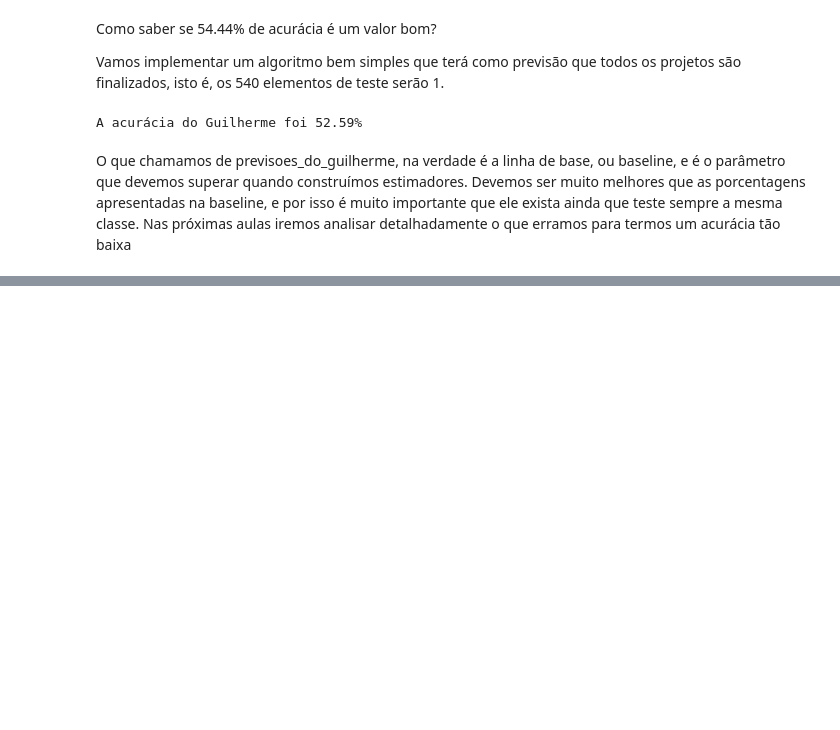
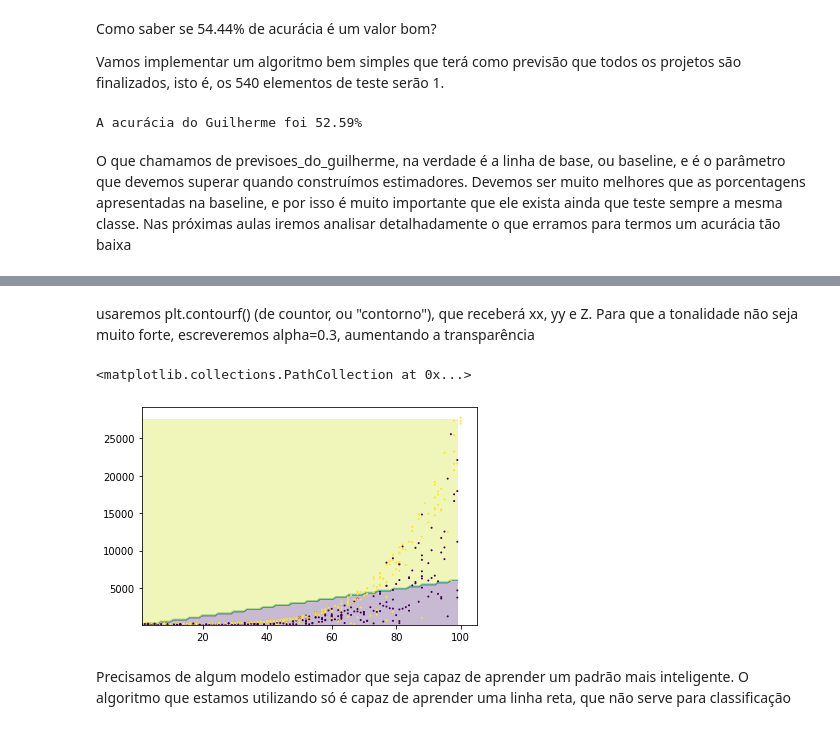
Before and after one commit to gizelecardoso/intro_sklearn_alura, a Jupyter notebook: hours_project_fineshed.ipynb, the cells around one changed output, grey strips where cells are left out. Cells and saved outputs as stored; diff of their text form; code cells hidden in the pictures; blank space fills up the shorter version.

```diff
--- a/hours_project_fineshed.ipynb
+++ b/hours_project_fineshed.ipynb
@@ -124,0 +158,3 @@ O que chamamos de previsoes_do_guilherme, na verdade é a linha de base, ou base
+# %%
+xx, yy = np.meshgrid(eixo_x, eixo_y)
+xx
@@ -124,0 +171,3 @@ O que chamamos de previsoes_do_guilherme, na verdade é a linha de base, ou base
+# %%
+pontos = np.c_[xx.ravel(), yy.ravel()]
+pontos
@@ -124,0 +184,2 @@ O que chamamos de previsoes_do_guilherme, na verdade é a linha de base, ou base
+# %%
+Z = modelo.predict(pontos)
@@ -124,0 +192,2 @@ O que chamamos de previsoes_do_guilherme, na verdade é a linha de base, ou base
+# %%
+Z = Z.reshape(xx.shape)
@@ -124,0 +231,10 @@ O que chamamos de previsoes_do_guilherme, na verdade é a linha de base, ou base
+# %% [markdown]
+usaremos plt.contourf() (de countor, ou "contorno"), que receberá xx, yy e Z. Para que a tonalidade não seja muito forte, escreveremos alpha=0.3, aumentando a transparência
+# %%
+plt.contourf(xx, yy, Z, alpha=0.3)
+plt.scatter(teste_x.horas_esperadas, teste_x.preco, c=teste_y, s=1)
+# %% [output]
+<matplotlib.collections.PathCollection at 0x...>
+[figure, added]
+# %% [markdown]
+Precisamos de algum modelo estimador que seja capaz de aprender um padrão mais inteligente. O algoritmo que estamos utilizando só é capaz de aprender uma linha reta, que não serve para classificação
```
Also changed, not shown: parts of 22 cells of this notebook.
